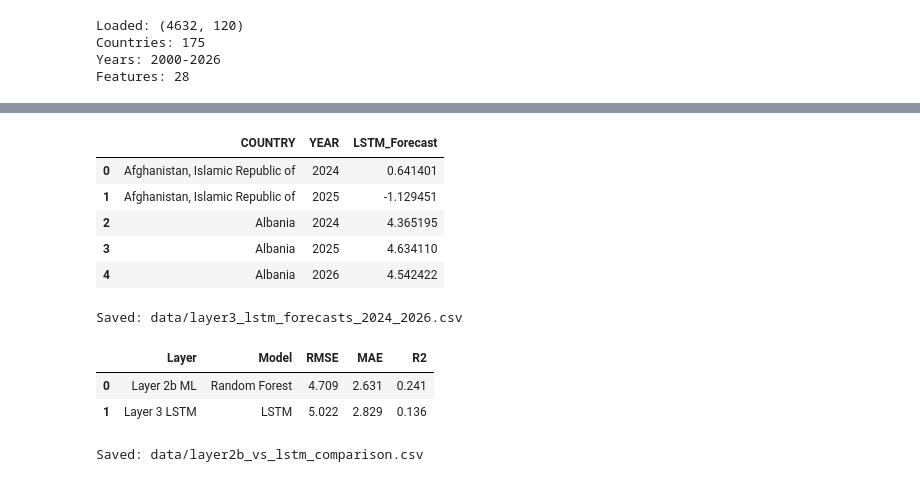
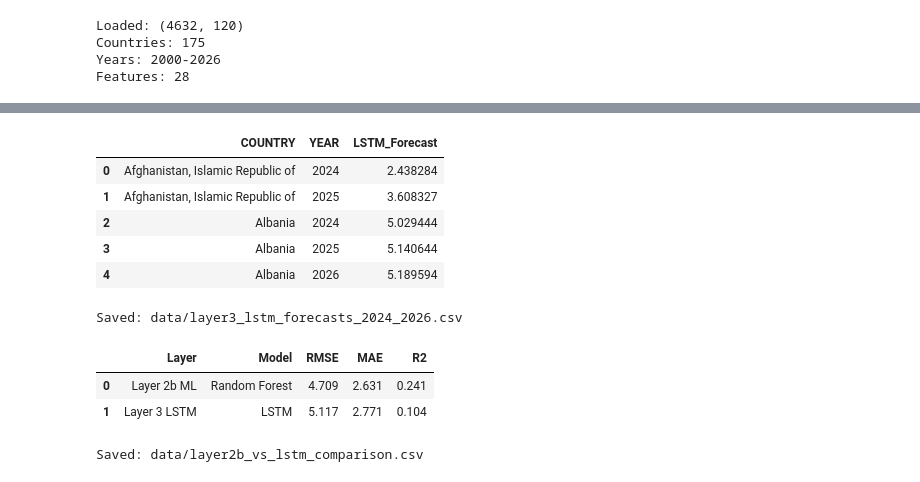
Before and after one commit to debottamc2002/Final_Project, a Jupyter notebook: major_project/05_layer3_lstm.ipynb, the cells around one changed output, grey strips where cells are left out. Cells and saved outputs as stored; diff of their text form; code cells hidden in the pictures.

```diff
--- a/major_project/05_layer3_lstm.ipynb
+++ b/major_project/05_layer3_lstm.ipynb
@@ -136,7 +102,7 @@ Countries: 175
 Years: 2000-2026
 Features: 28
 # %%
-SEQ_LEN = 3
+SEQ_LEN = 5
 
 def build_sequences(data, feature_cols, target_col, seq_len=5):
     X_seq = []
@@ -388,0 +238,20 @@ pred_test_calibrated = calibrate_predictions(pred_test)
+# %%
+early_stop = EarlyStopping(
+    monitor="val_loss",
+    patience=20,
+    restore_best_weights=True,
+)
+
+history = model.fit(
+    X_train_sc,
+    y_train,
+    validation_split=0.2,
+    epochs=200,
+    batch_size=32,
+    callbacks=[early_stop],
+    verbose=1,
+)
+
+model.save("models/lstm_gdp_growth.keras")
+
+print("Saved: models/lstm_gdp_growth.keras")
@@ -487,10 +364,6 @@ print("Saved: data/layer3_lstm_covid_stress.csv")
 Saved: data/layer3_lstm_covid_stress.csv
 # %%
-pred_projection_scaled = model.predict(X_projection_sc).flatten()
-
-pred_projection = y_scaler.inverse_transform(
-    pred_projection_scaled.reshape(-1, 1)
-).flatten()
+pred_projection = model.predict(X_projection_sc).flatten()
 
 lstm_projection_df = meta_projection.copy()
 lstm_projection_df["LSTM_Forecast"] = pred_projection
@@ -507,13 +380,13 @@ print("Saved: data/layer3_lstm_forecasts_2024_2026.csv")
 |  | COUNTRY | YEAR | LSTM_Forecast |
-| 0 | Afghanistan, Islamic Republic of | 2024 | 0.641401 |
-| 1 | Afghanistan, Islamic Republic of | 2025 | -1.129451 |
-| 2 | Albania | 2024 | 4.365195 |
-| 3 | Albania | 2025 | 4.634110 |
-| 4 | Albania | 2026 | 4.542422 |
+| 0 | Afghanistan, Islamic Republic of | 2024 | 2.438284 |
+| 1 | Afghanistan, Islamic Republic of | 2025 | 3.608327 |
+| 2 | Albania | 2024 | 5.029444 |
+| 3 | Albania | 2025 | 5.140644 |
+| 4 | Albania | 2026 | 5.189594 |
 Saved: data/layer3_lstm_forecasts_2024_2026.csv
 # %%
-layer2b_best = pd.read_csv(r"data/layer2b_best_result.csv")
-lstm_results = pd.read_csv(r"data/layer3_lstm_results.csv")
+layer2b_best = pd.read_csv("data/layer2b_best_result.csv")
+lstm_results = pd.read_csv("data/layer3_lstm_results.csv")
 
 lstm_main = lstm_results[
     lstm_results["Period"] == "Observed test (2022-23)"
@@ -548,5 +421,5 @@ print("Saved: data/layer2b_vs_lstm_comparison.csv")
 # %% [output]
 |  | Layer | Model | RMSE | MAE | R2 |
 | 0 | Layer 2b ML | Random Forest | 4.709 | 2.631 | 0.241 |
-| 1 | Layer 3 LSTM | LSTM | 5.022 | 2.829 | 0.136 |
+| 1 | Layer 3 LSTM | LSTM | 5.117 | 2.771 | 0.104 |
 Saved: data/layer2b_vs_lstm_comparison.csv
```
Also changed, not shown: parts of 16 cells of this notebook, 2 other files.
